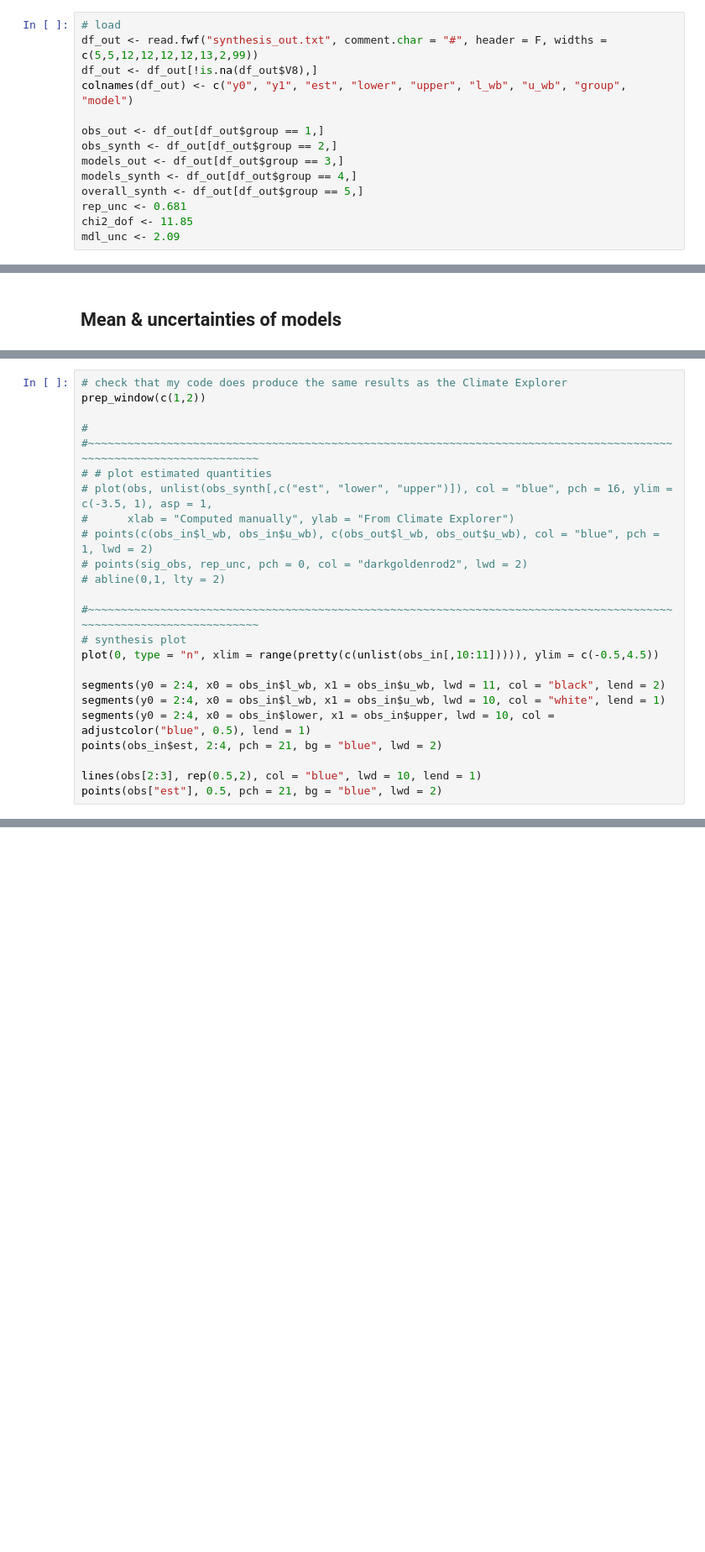
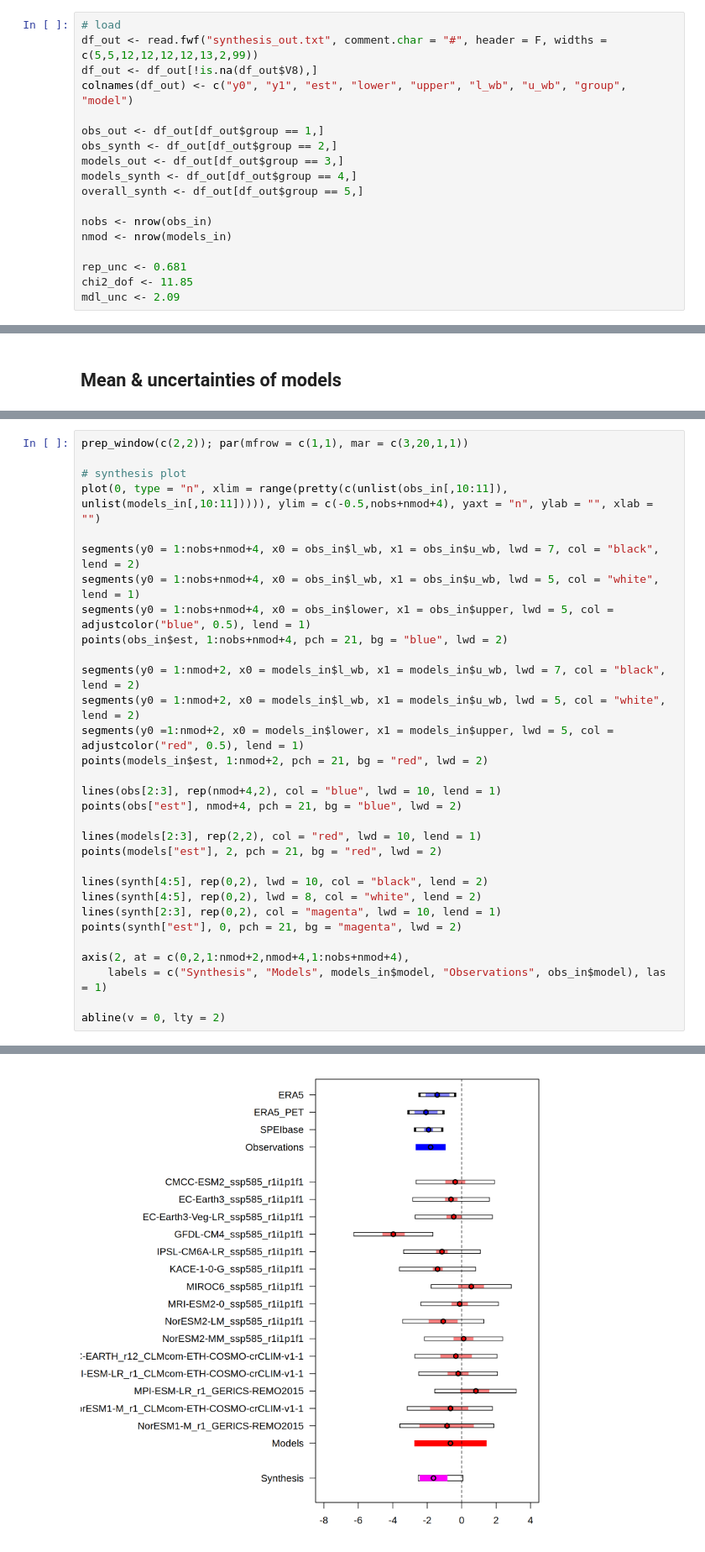
Before and after one commit to clairbarnes/wwa-current, a Jupyter notebook: 00_model-fitting-dev/synthesis/synthesis.ipynb, the cells around one changed output, grey strips where cells are left out. Shown: that part at 84% size. Cells and saved outputs as stored; diff of their text form; blank space fills up the shorter version.

```diff
--- a/00_model-fitting-dev/synthesis/synthesis.ipynb
+++ b/00_model-fitting-dev/synthesis/synthesis.ipynb
@@ -22,6 +22,10 @@ obs_synth <- df_out[df_out$group == 2,]
 models_out <- df_out[df_out$group == 3,]
 models_synth <- df_out[df_out$group == 4,]
 overall_synth <- df_out[df_out$group == 5,]
+
+nobs <- nrow(obs_in)
+nmod <- nrow(models_in)
+
 rep_unc <- 0.681
 chi2_dof <- 11.85
 mdl_unc <- 2.09
@@ -336,24 +392,32 @@ print(getsynmean(models_in, sig_mod = sigmod))
 # %%
-# check that my code does produce the same results as the Climate Explorer
-prep_window(c(1,2))
+prep_window(c(2,2)); par(mfrow = c(1,1), mar = c(3,20,1,1))
 
-# #~~~~~~~~~~~~~~~~~~~~~~~~~~~~~~~~~~~~~~~~~~~~~~~~~~~~~~~~~~~~~~~~~~~~~~~~~~~~~~~~~~~~~~~~~~~~~~~~~~~~~~~~~~~~~~~~~~~~
-# # plot estimated quantities
-# plot(obs, unlist(obs_synth[,c("est", "lower", "upper")]), col = "blue", pch = 16, ylim = c(-3.5, 1), asp = 1,
-#      xlab = "Computed manually", ylab = "From Climate Explorer")
-# points(c(obs_in$l_wb, obs_in$u_wb), c(obs_out$l_wb, obs_out$u_wb), col = "blue", pch = 1, lwd = 2)
-# points(sig_obs, rep_unc, pch = 0, col = "darkgoldenrod2", lwd = 2)
-# abline(0,1, lty = 2)
+# synthesis plot
+plot(0, type = "n", xlim = range(pretty(c(unlist(obs_in[,10:11]), unlist(models_in[,10:11])))), ylim = c(-0.5,nobs+nmod+4), yaxt = "n", ylab = "", xlab = "")
 
-#~~~~~~~~~~~~~~~~~~~~~~~~~~~~~~~~~~~~~~~~~~~~~~~~~~~~~~~~~~~~~~~~~~~~~~~~~~~~~~~~~~~~~~~~~~~~~~~~~~~~~~~~~~~~~~~~~~~~
-# synthesis plot
-plot(0, type = "n", xlim = range(pretty(c(unlist(obs_in[,10:11])))), ylim = c(-0.5,4.5))
+segments(y0 = 1:nobs+nmod+4, x0 = obs_in$l_wb, x1 = obs_in$u_wb, lwd = 7, col = "black", lend = 2)
+segments(y0 = 1:nobs+nmod+4, x0 = obs_in$l_wb, x1 = obs_in$u_wb, lwd = 5, col = "white", lend = 1)
+segments(y0 = 1:nobs+nmod+4, x0 = obs_in$lower, x1 = obs_in$upper, lwd = 5, col = adjustcolor("blue", 0.5), lend = 1)
+points(obs_in$est, 1:nobs+nmod+4, pch = 21, bg = "blue", lwd = 2)
 
-segments(y0 = 2:4, x0 = obs_in$l_wb, x1 = obs_in$u_wb, lwd = 11, col = "black", lend = 2)
-segments(y0 = 2:4, x0 = obs_in$l_wb, x1 = obs_in$u_wb, lwd = 10, col = "white", lend = 1)
-segments(y0 = 2:4, x0 = obs_in$lower, x1 = obs_in$upper, lwd = 10, col = adjustcolor("blue", 0.5), lend = 1)
-points(obs_in$est, 2:4, pch = 21, bg = "blue", lwd = 2)
+segments(y0 = 1:nmod+2, x0 = models_in$l_wb, x1 = models_in$u_wb, lwd = 7, col = "black", lend = 2)
+segments(y0 = 1:nmod+2, x0 = models_in$l_wb, x1 = models_in$u_wb, lwd = 5, col = "white", lend = 2)
+segments(y0 =1:nmod+2, x0 = models_in$lower, x1 = models_in$upper, lwd = 5, col = adjustcolor("red", 0.5), lend = 1)
+points(models_in$est, 1:nmod+2, pch = 21, bg = "red", lwd = 2)
 
-lines(obs[2:3], rep(0.5,2), col = "blue", lwd = 10, lend = 1)
-points(obs["est"], 0.5, pch = 21, bg = "blue", lwd = 2)
+lines(obs[2:3], rep(nmod+4,2), col = "blue", lwd = 10, lend = 1)
+points(obs["est"], nmod+4, pch = 21, bg = "blue", lwd = 2)
+
+lines(models[2:3], rep(2,2), col = "red", lwd = 10, lend = 1)
+points(models["est"], 2, pch = 21, bg = "red", lwd = 2)
+
+lines(synth[4:5], rep(0,2), lwd = 10, col = "black", lend = 2)
+lines(synth[4:5], rep(0,2), lwd = 8, col = "white", lend = 2)
+lines(synth[2:3], rep(0,2), col = "magenta", lwd = 10, lend = 1)
+points(synth["est"], 0, pch = 21, bg = "magenta", lwd = 2)
+
+axis(2, at = c(0,2,1:nmod+2,nmod+4,1:nobs+nmod+4),
+    labels = c("Synthesis", "Models", models_in$model, "Observations", obs_in$model), las = 1)
+
+abline(v = 0, lty = 2)
 # %% [output]
@@ -360,0 +424 @@ ERROR: Error in `[.data.frame`(models_in, , 10:11): undefined columns selected
+[figure, added]
```
Also changed, not shown: parts of 11 cells of this notebook.
